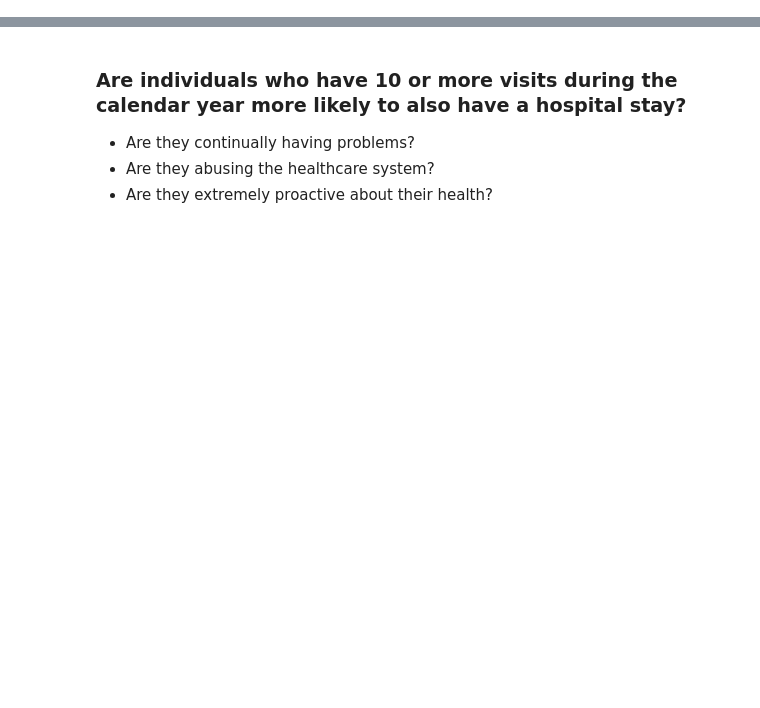
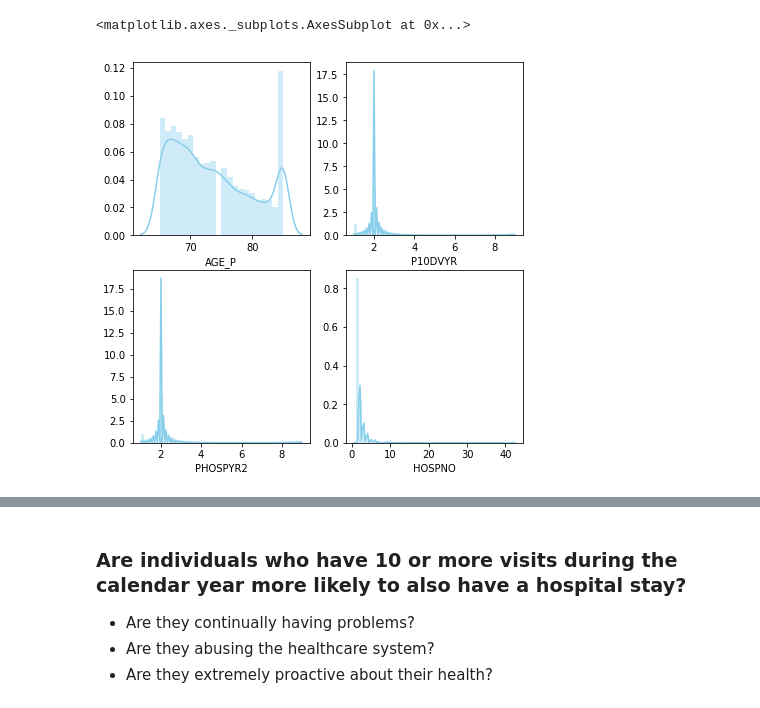
Before and after one commit to allej8/nhis, a Jupyter notebook: nhis-case-study.ipynb, the cells around one changed output, grey strips where cells are left out. Cells and saved outputs as stored; diff of their text form; code cells hidden in the pictures; blank space fills up the shorter version.

```diff
--- a/nhis-case-study.ipynb
+++ b/nhis-case-study.ipynb
@@ -20,0 +24,11 @@ peeps18.shape
+# %%
+peeps65['HOSPNO'] = np.where(peeps65['HOSPNO'] == 999,np.nan, peeps65['HOSPNO'])
+
+f, axes = plt.subplots(2, 2, figsize=(7, 7), sharex=False)
+sns.distplot(peeps65["AGE_P"] , color="skyblue", ax=axes[0, 0])
+sns.distplot(peeps65["P10DVYR"] , color="skyblue", ax=axes[0, 1])
+sns.distplot(peeps65["PHOSPYR2"] , color="skyblue", ax=axes[1, 0])
+sns.distplot(peeps65["HOSPNO"].dropna() , color="skyblue", ax=axes[1, 1])
+# %% [output]
+<matplotlib.axes._subplots.AxesSubplot at 0x...>
+[figure, added]
```
Also changed, not shown: parts of 16 cells of this notebook, 1 other file.
